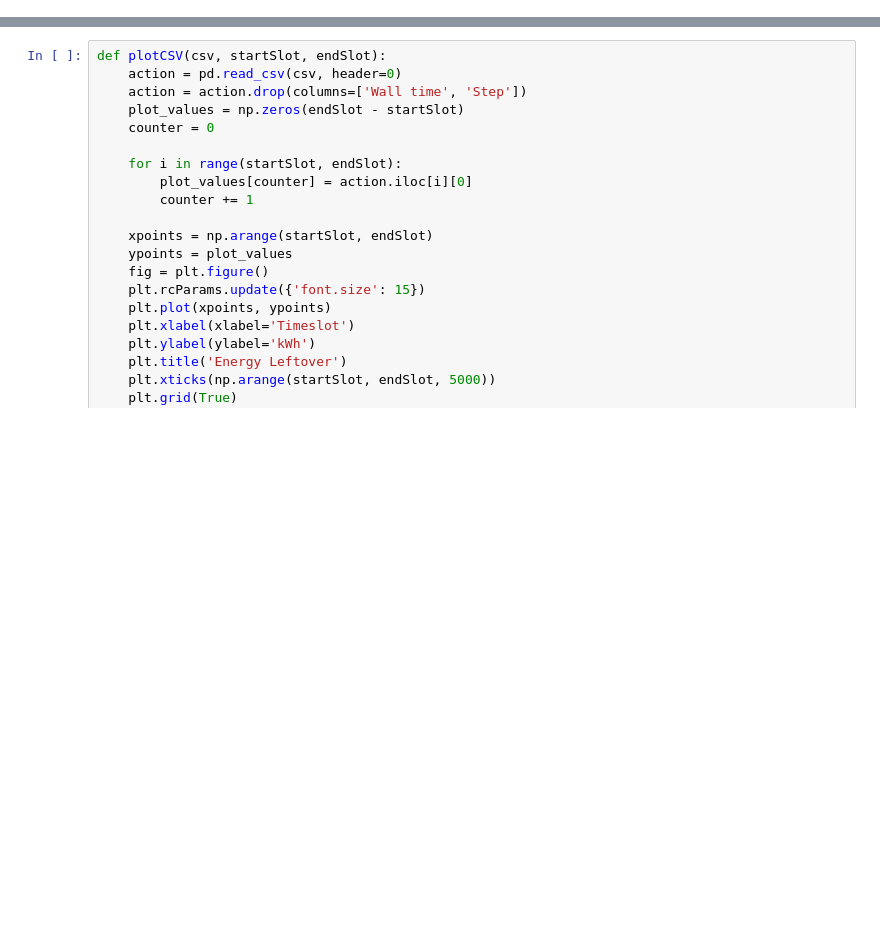
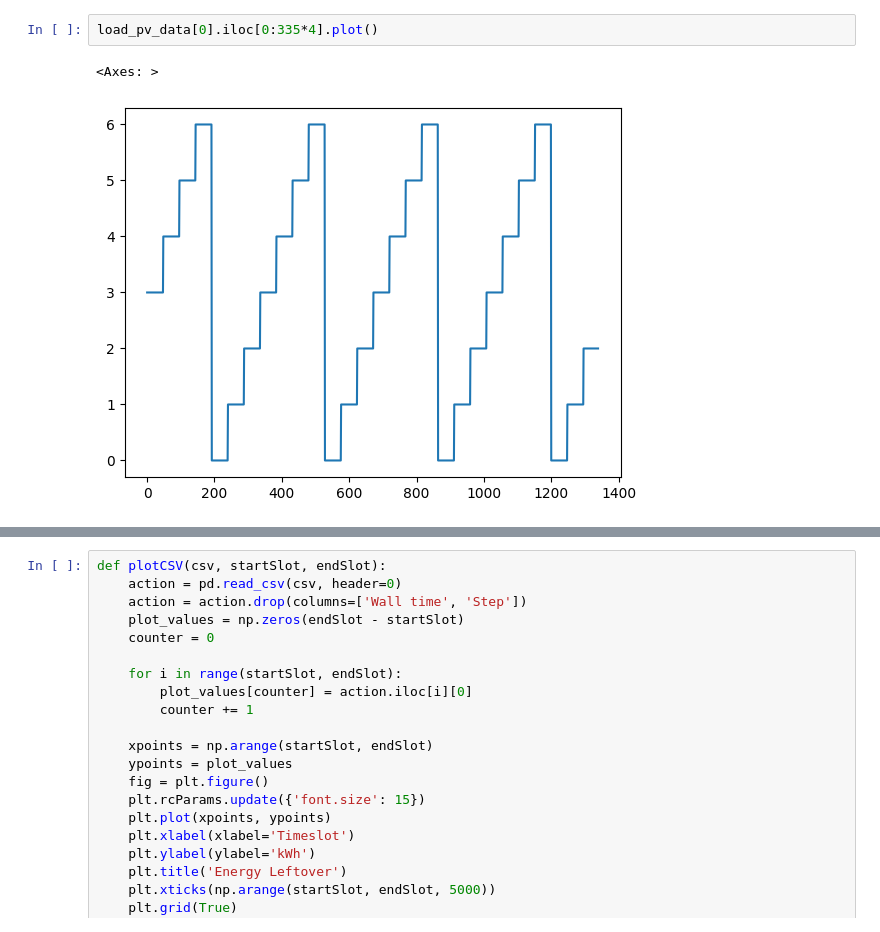
Before and after one commit to JonasSievers/Federated-Reinforcement-Learning-for-Battery-Charging, a Jupyter notebook: src/notebooks/PlotData.ipynb, the cells around one changed output, grey strips where cells are left out. Saved outputs shown, nothing was run; the diff lists cells and outputs as text; blank space fills up the shorter version.

```diff
--- a/src/notebooks/PlotData.ipynb
+++ b/src/notebooks/PlotData.ipynb
@@ -9,0 +24,5 @@ import utils.dataloader as dataloader
+# %%
+load_pv_data[0].iloc[0:335*4].plot()
+# %% [output]
+<Axes: >
+[figure, added]
```
Also changed, not shown: parts of 5 cells of this notebook, 14 other files.
